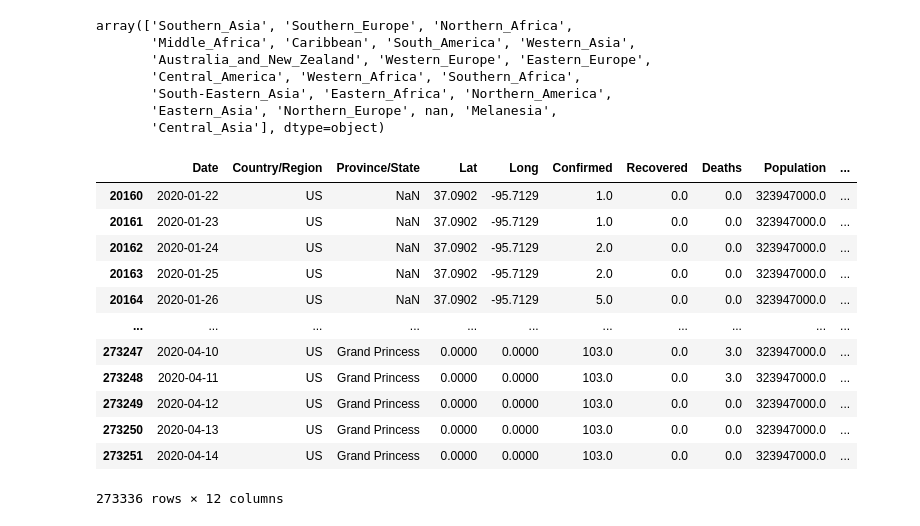
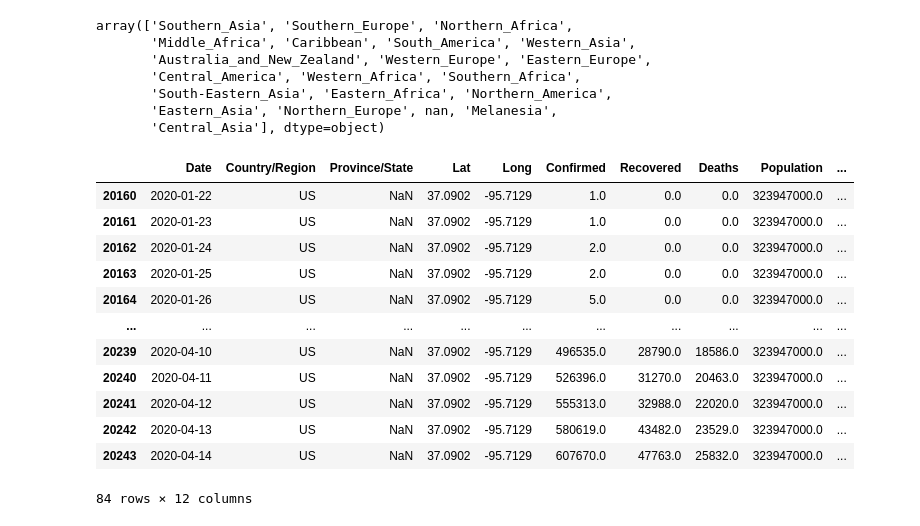
Before and after one commit to gregory1506/DashPlotly, a Jupyter notebook: 06_merge_USand_setRegion.ipynb, the cells around one changed output. Cells and saved outputs as stored; diff of their text form; code cells hidden in the pictures.

```diff
--- a/06_merge_USand_setRegion.ipynb
+++ b/06_merge_USand_setRegion.ipynb
@@ -204,18 +204,18 @@ array(['Southern_Asia', 'Southern_Europe', 'Northern_Africa',
        'Eastern_Asia', 'Northern_Europe', nan, 'Melanesia',
        'Central_Asia'], dtype=object)
 # %%
-df8[df8["Country/Region"]=="US"]
+df8[(df8["Country/Region"] == "US") & (df8["Province/State"].isnull())]
 # %% [output]
 |  | Date | Country/Region | Province/State | Lat | Long | Confirmed | Recovered | Deaths | Population | ... |
 | 20160 | 2020-01-22 | US | NaN | 37.0902 | -95.7129 | 1.0 | 0.0 | 0.0 | 323947000.0 | ... |
 | 20161 | 2020-01-23 | US | NaN | 37.0902 | -95.7129 | 1.0 | 0.0 | 0.0 | 323947000.0 | ... |
 | 20162 | 2020-01-24 | US | NaN | 37.0902 | -95.7129 | 2.0 | 0.0 | 0.0 | 323947000.0 | ... |
 | 20163 | 2020-01-25 | US | NaN | 37.0902 | -95.7129 | 2.0 | 0.0 | 0.0 | 323947000.0 | ... |
 | 20164 | 2020-01-26 | US | NaN | 37.0902 | -95.7129 | 5.0 | 0.0 | 0.0 | 323947000.0 | ... |
 | ... | ... | ... | ... | ... | ... | ... | ... | ... | ... | ... |
-| 273247 | 2020-04-10 | US | Grand Princess | 0.0000 | 0.0000 | 103.0 | 0.0 | 3.0 | 323947000.0 | ... |
-| 273248 | 2020-04-11 | US | Grand Princess | 0.0000 | 0.0000 | 103.0 | 0.0 | 3.0 | 323947000.0 | ... |
-| 273249 | 2020-04-12 | US | Grand Princess | 0.0000 | 0.0000 | 103.0 | 0.0 | 0.0 | 323947000.0 | ... |
-| 273250 | 2020-04-13 | US | Grand Princess | 0.0000 | 0.0000 | 103.0 | 0.0 | 0.0 | 323947000.0 | ... |
-| 273251 | 2020-04-14 | US | Grand Princess | 0.0000 | 0.0000 | 103.0 | 0.0 | 0.0 | 323947000.0 | ... |
+| 20239 | 2020-04-10 | US | NaN | 37.0902 | -95.7129 | 496535.0 | 28790.0 | 18586.0 | 323947000.0 | ... |
+| 20240 | 2020-04-11 | US | NaN | 37.0902 | -95.7129 | 526396.0 | 31270.0 | 20463.0 | 323947000.0 | ... |
+| 20241 | 2020-04-12 | US | NaN | 37.0902 | -95.7129 | 555313.0 | 32988.0 | 22020.0 | 323947000.0 | ... |
+| 20242 | 2020-04-13 | US | NaN | 37.0902 | -95.7129 | 580619.0 | 43482.0 | 23529.0 | 323947000.0 | ... |
+| 20243 | 2020-04-14 | US | NaN | 37.0902 | -95.7129 | 607670.0 | 47763.0 | 25832.0 | 323947000.0 | ... |
-273336 rows × 12 columns
+84 rows × 12 columns
```
Also changed, not shown: parts of 5 cells of this notebook, 5 other files.
